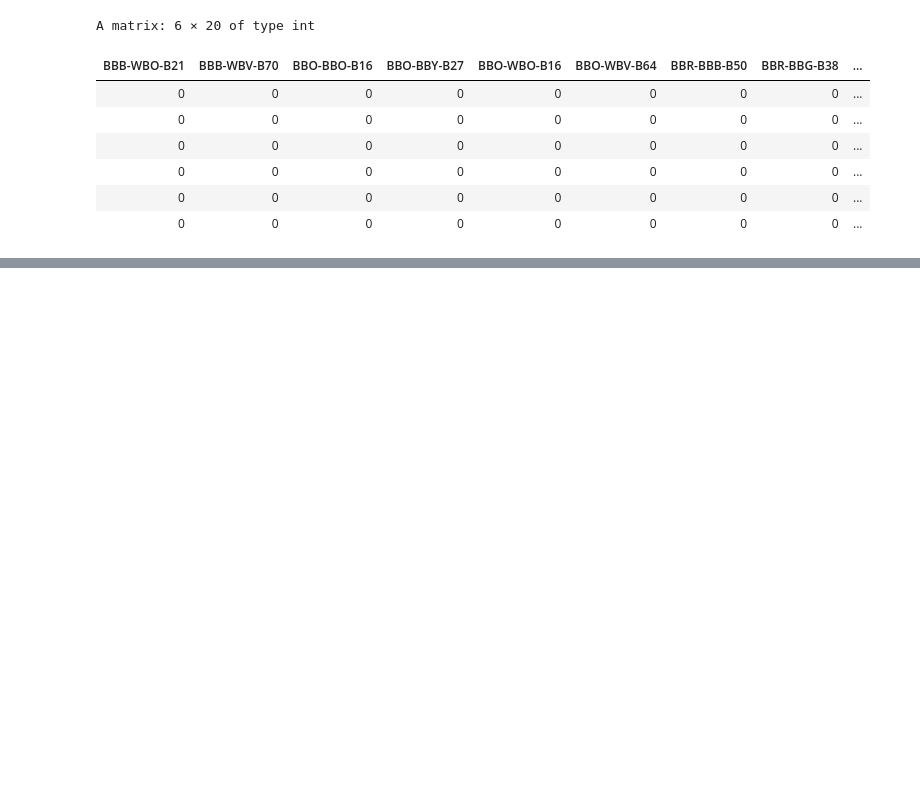
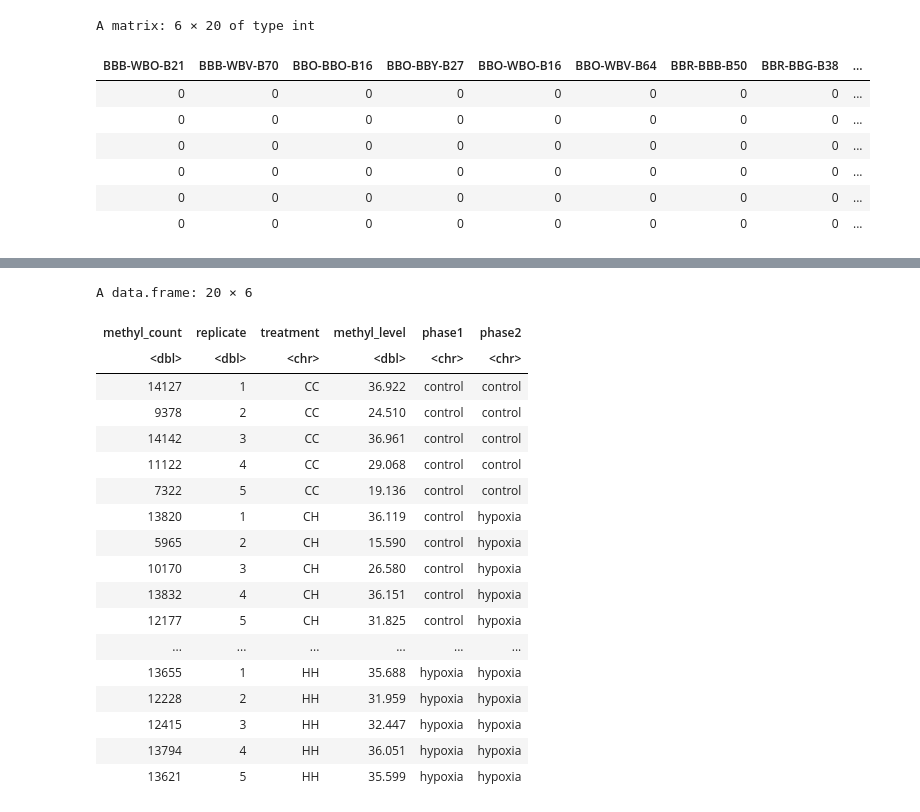
Before and after one commit to jgmcdonough/CE18_methylRAD_analysis, a Jupyter notebook: analysis/genomic_feature_tracks/methylation_level_of_features.ipynb, the cells around one changed output, grey strips where cells are left out. Cells and saved outputs as stored; diff of their text form; code cells hidden in the pictures; blank space fills up the shorter version.

```diff
--- a/analysis/genomic_feature_tracks/methylation_level_of_features.ipynb
+++ b/analysis/genomic_feature_tracks/methylation_level_of_features.ipynb
@@ -2224,0 +2641,27 @@ ggplot(nmds_df, aes(x = NMDS1, y = NMDS2, col = Phase1, shape = Phase2)) +
+# %%
+# for loop to assign phase 1 and phase 2 treatments based on the treatment column
+gene <- gene %>%
+  mutate(phase1 = ifelse(str_sub(treatment, 1, 1) == "C", "control", "hypoxia"),
+         phase2 = ifelse(str_sub(treatment, 2, 2) == "H", "hypoxia", "control"))
+
+gene
+# %% [output]
+A data.frame: 20 × 6
+| methyl_count | replicate | treatment | methyl_level | phase1 | phase2 |
+| <dbl> | <dbl> | <chr> | <dbl> | <chr> | <chr> |
+| 14127 | 1 | CC | 36.922 | control | control |
+| 9378 | 2 | CC | 24.510 | control | control |
+| 14142 | 3 | CC | 36.961 | control | control |
+| 11122 | 4 | CC | 29.068 | control | control |
+| 7322 | 5 | CC | 19.136 | control | control |
+| 13820 | 1 | CH | 36.119 | control | hypoxia |
+| 5965 | 2 | CH | 15.590 | control | hypoxia |
+| 10170 | 3 | CH | 26.580 | control | hypoxia |
+| 13832 | 4 | CH | 36.151 | control | hypoxia |
+| 12177 | 5 | CH | 31.825 | control | hypoxia |
+| ... | ... | ... | ... | ... | ... |
+| 13655 | 1 | HH | 35.688 | hypoxia | hypoxia |
+| 12228 | 2 | HH | 31.959 | hypoxia | hypoxia |
+| 12415 | 3 | HH | 32.447 | hypoxia | hypoxia |
+| 13794 | 4 | HH | 36.051 | hypoxia | hypoxia |
+| 13621 | 5 | HH | 35.599 | hypoxia | hypoxia |
```
Also changed, not shown: parts of 38 cells of this notebook, 3 other files.
